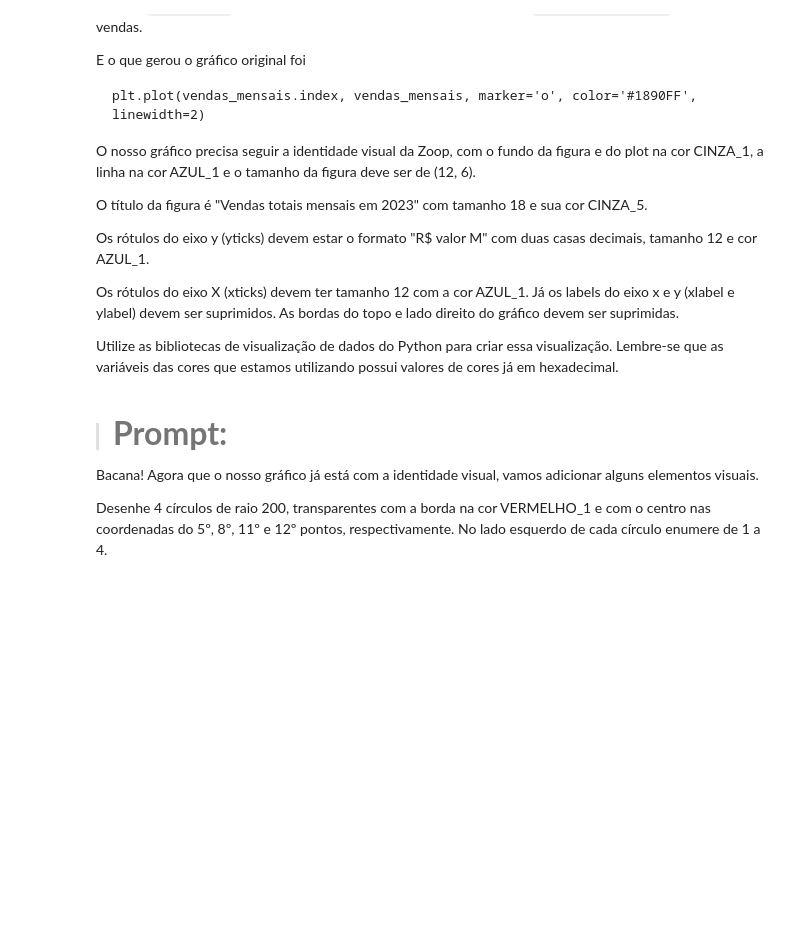
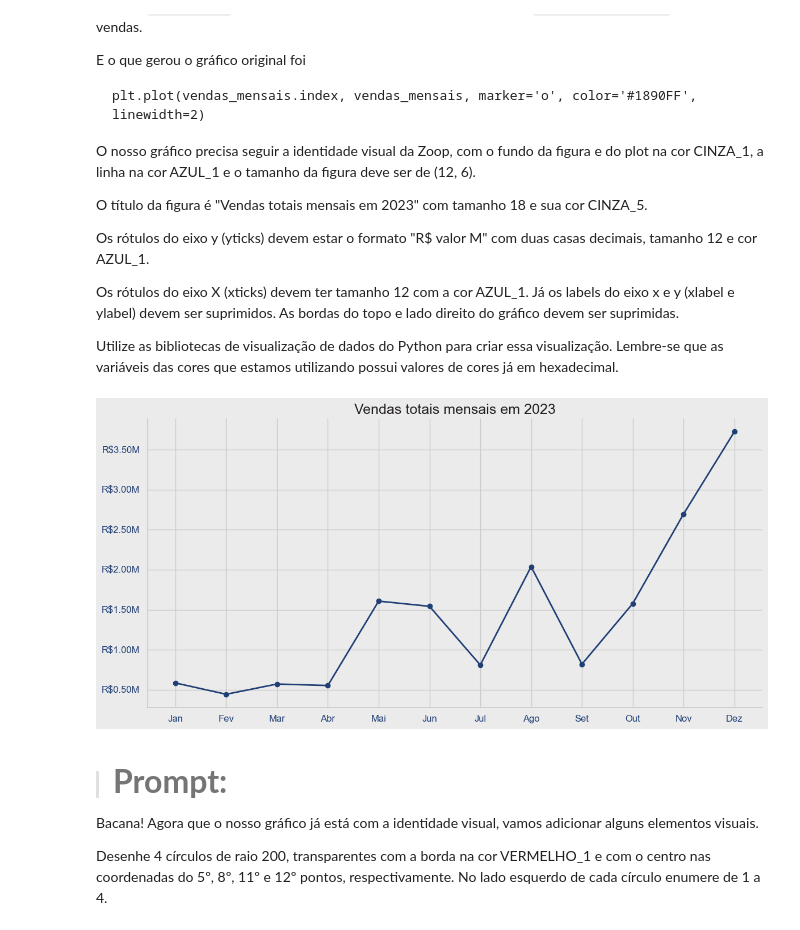
Before and after one commit to TheGabrielVieira/ia-datascience-dataviz, a Jupyter notebook: notebooks/Projeto_IA_aplicada_a_Data_Science.ipynb, the cells around one changed output. Cells and saved outputs as stored; diff of their text form; code cells hidden in the pictures; blank space fills up the shorter version.

```diff
--- a/notebooks/Projeto_IA_aplicada_a_Data_Science.ipynb
+++ b/notebooks/Projeto_IA_aplicada_a_Data_Science.ipynb
@@ -1058,6 +1155,53 @@ Os rótulos do eixo y (yticks) devem estar o formato "R$ valor M" com duas casas
 Os rótulos do eixo X (xticks) devem ter tamanho 12 com a cor AZUL_1. Já os labels do eixo x e y (xlabel e ylabel) devem ser suprimidos. As bordas do topo e lado direito do gráfico devem ser suprimidas.
 
 Utilize as bibliotecas de visualização de dados do Python para criar essa visualização. Lembre-se que as variáveis das cores que estamos utilizando possui valores de cores já em hexadecimal.
+# %%
+# Dicionário de tradução de meses (caso ainda não esteja definido)
+meses = {
+    'January': 'Jan', 'February': 'Fev', 'March': 'Mar', 'April': 'Abr',
+    'May': 'Mai', 'June': 'Jun', 'July': 'Jul', 'August': 'Ago',
+    'September': 'Set', 'October': 'Out', 'November': 'Nov', 'December': 'Dez'
+}
+
+# Construção do campo "mes" e agrupamento
+df['mes'] = df['data'].dt.strftime('%B')
+vendas_mensais = df.groupby('mes')['faturamento'].sum().reindex(meses.keys())
+# %%
+import matplotlib.pyplot as plt
+import matplotlib.ticker as ticker
+
+# Figura e eixos com fundo personalizado
+fig, ax = plt.subplots(figsize=(12, 6))
+fig.patch.set_facecolor(CINZA_1)
+ax.set_facecolor(CINZA_1)
+
+# Plot da linha
+ax.plot(vendas_mensais.index.map(meses), vendas_mensais, marker='o', color=AZUL_1, linewidth=2)
+
+# Título
+ax.set_title("Vendas totais mensais em 2023", fontsize=18, color=CINZA_5)
+
+# Customização dos ticks do eixo Y: "R$ valor M"
+def formatar_em_milhoes(x, pos):
+    return f'R${x / 1_000_000:.2f}M'
+
+ax.yaxis.set_major_formatter(ticker.FuncFormatter(formatar_em_milhoes))
+ax.tick_params(axis='y', labelsize=12, colors=AZUL_1)
+ax.tick_params(axis='x', labelsize=12, colors=AZUL_1)
+
+# Suprimir labels dos eixos
+ax.set_xlabel('')
+ax.set_ylabel('')
+
+# Remover bordas do topo e lado direito
+ax.spines['top'].set_visible(False)
+ax.spines['right'].set_visible(False)
+
+# Layout final
+plt.tight_layout()
+plt.show()
+# %% [output]
+[figure, added]
 # %% [markdown]
 > #### <strong><font color="7b71ff" size =6>Prompt:</font></strong>
 
```
Also changed, not shown: parts of 11 cells of this notebook.
